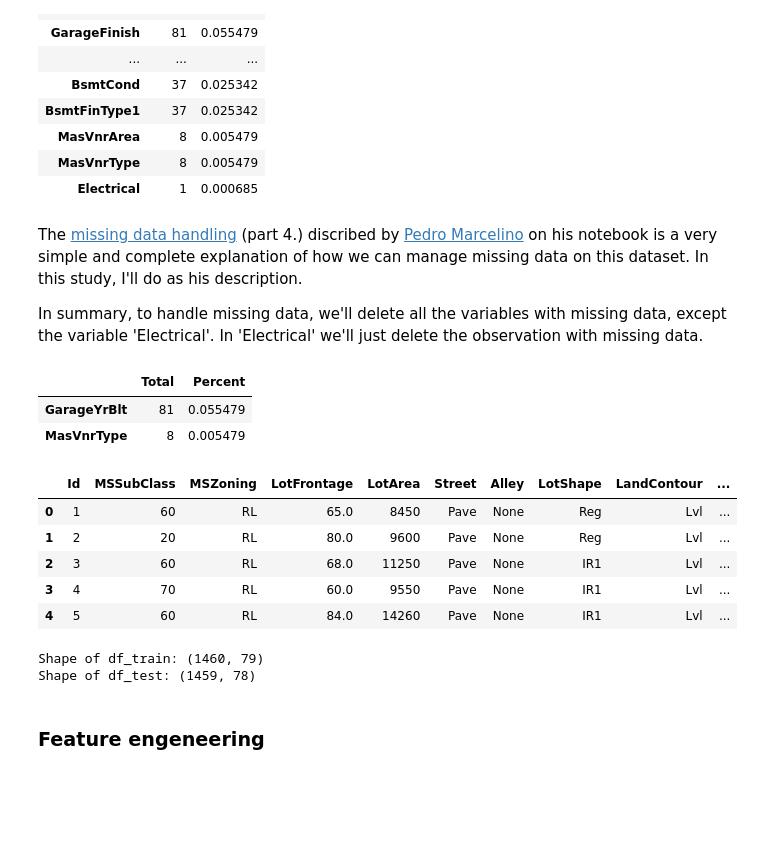
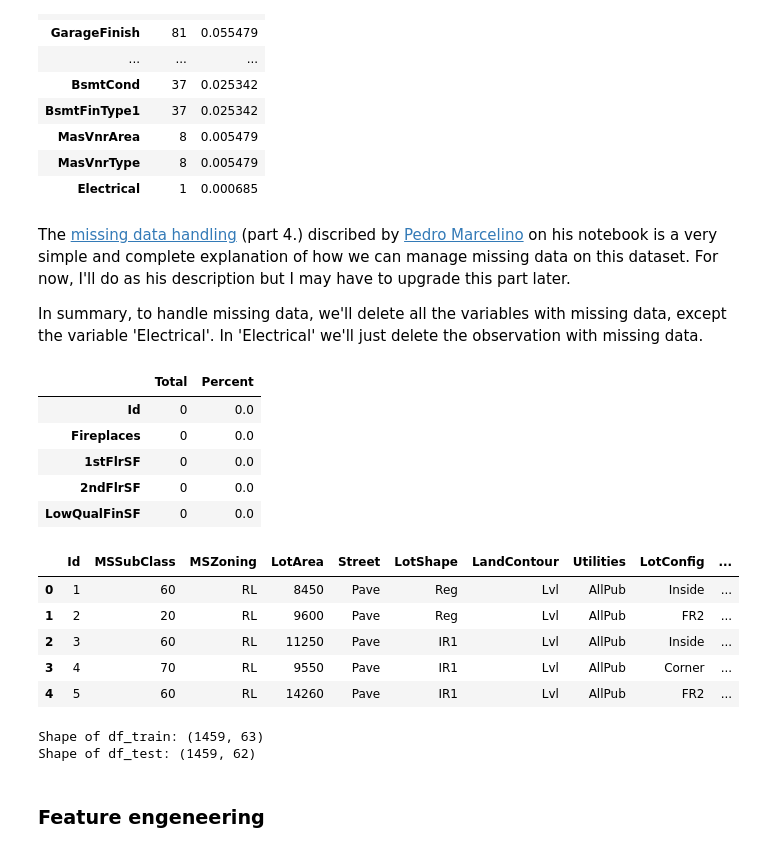
Before and after one commit to germainroussez/House_Prices-Advanced_Regression_Techniques, a Jupyter notebook: P8_01_code.ipynb, the cells around one changed output. Cells and saved outputs as stored; diff of their text form; code cells hidden in the pictures; blank space fills up the shorter version.

Commit message:
Update and optimisation of average modeling | Filled missing data

```diff
--- a/P8_01_code.ipynb
+++ b/P8_01_code.ipynb
@@ -22,7 +22,7 @@ from sklearn.preprocessing import OneHotEncoder, StandardScaler, LabelEncoder
 from sklearn.compose import ColumnTransformer
 from sklearn.impute import SimpleImputer
 # %%
-PROJECT_ROOT_DIR = '/content/drive/Othercomputers/XPS15_Perso/Alternance/Formation/P8'
+PROJECT_ROOT_DIR = '/content/drive/Othercomputers/XPS15_Perso/Alternance/Formation/P8/House_Prices-Advanced_Regression_Techniques/'
 DATA_PATH = os.path.join(PROJECT_ROOT_DIR, "Data")
 
 df_train = pd.read_csv(os.path.join(DATA_PATH, "train.csv"))
@@ -190,6 +190,6 @@ missing_data.head(19)
 | MasVnrType | 8 | 0.005479 |
 | Electrical | 1 | 0.000685 |
 # %% [markdown]
-The [missing data handling](https://www.kaggle.com/pmarcelino/comprehensive-data-exploration-with-python?scriptVersionId=19403046&cellId=42) (part 4.) discribed by [Pedro Marcelino](https://www.kaggle.com/pmarcelino) on his notebook is a very simple and complete explanation of how we can manage missing data on this dataset. In this study, I'll do as his description.
+The [missing data handling](https://www.kaggle.com/pmarcelino/comprehensive-data-exploration-with-python?scriptVersionId=19403046&cellId=42) (part 4.) discribed by [Pedro Marcelino](https://www.kaggle.com/pmarcelino) on his notebook is a very simple and complete explanation of how we can manage missing data on this dataset. For now, I'll do as his description but I may have to upgrade this part later.
 
 In summary, to handle missing data, we'll delete all the variables with missing data, except the variable 'Electrical'. In 'Electrical' we'll just delete the observation with missing data.
@@ -224,0 +196,3 @@ df_test = fill_NaN(df_test)
+# %%
+df_train_withoutMissingData = df_train.drop((missing_data[missing_data['Total'] > 1]).index,1)
+df_train_withoutMissingData = df_train_withoutMissingData.drop(df_train_withoutMissingData.loc[df_train_withoutMissingData['Electrical'].isnull()].index)
@@ -225,10 +201,13 @@ df_test = fill_NaN(df_test)
 # %%
 #missing data
-total = df_train.isnull().sum().sort_values(ascending=False)
-percent = (df_train.isnull().sum()/df_train.isnull().count()).sort_values(ascending=False)
+total = df_train_withoutMissingData.isnull().sum().sort_values(ascending=False)
+percent = (df_train_withoutMissingData.isnull().sum()/df_train_withoutMissingData.isnull().count()).sort_values(ascending=False)
 missing_data = pd.concat([total, percent], axis=1, keys=['Total', 'Percent'])
-missing_data.head(2)
+missing_data.head()
 # %% [output]
 |  | Total | Percent |
-| GarageYrBlt | 81 | 0.055479 |
-| MasVnrType | 8 | 0.005479 |
+| Id | 0 | 0.0 |
+| Fireplaces | 0 | 0.0 |
+| 1stFlrSF | 0 | 0.0 |
+| 2ndFlrSF | 0 | 0.0 |
+| LowQualFinSF | 0 | 0.0 |
@@ -240,18 +214,18 @@ df_test.drop(useless, axis=1, inplace=True)
 # %%
-df_train.head()
+df_train_withoutMissingData.head()
 # %% [output]
-|  | Id | MSSubClass | MSZoning | LotFrontage | LotArea | Street | Alley | LotShape | LandContour | ... |
-| 0 | 1 | 60 | RL | 65.0 | 8450 | Pave | None | Reg | Lvl | ... |
-| 1 | 2 | 20 | RL | 80.0 | 9600 | Pave | None | Reg | Lvl | ... |
-| 2 | 3 | 60 | RL | 68.0 | 11250 | Pave | None | IR1 | Lvl | ... |
-| 3 | 4 | 70 | RL | 60.0 | 9550 | Pave | None | IR1 | Lvl | ... |
-| 4 | 5 | 60 | RL | 84.0 | 14260 | Pave | None | IR1 | Lvl | ... |
+|  | Id | MSSubClass | MSZoning | LotArea | Street | LotShape | LandContour | Utilities | LotConfig | ... |
+| 0 | 1 | 60 | RL | 8450 | Pave | Reg | Lvl | AllPub | Inside | ... |
+| 1 | 2 | 20 | RL | 9600 | Pave | Reg | Lvl | AllPub | FR2 | ... |
+| 2 | 3 | 60 | RL | 11250 | Pave | IR1 | Lvl | AllPub | Inside | ... |
+| 3 | 4 | 70 | RL | 9550 | Pave | IR1 | Lvl | AllPub | Corner | ... |
+| 4 | 5 | 60 | RL | 14260 | Pave | IR1 | Lvl | AllPub | FR2 | ... |
 # %%
-print("Shape of df_train:", df_train.shape)
-print("Shape of df_test:", df_test.shape)
+print("Shape of df_train:", df_train_withoutMissingData.shape)
+print("Shape of df_test:", df_test_withoutMissingData.shape)
 # %% [output]
-Shape of df_train: (1460, 79)
-Shape of df_test: (1459, 78)
+Shape of df_train: (1459, 63)
+Shape of df_test: (1459, 62)
 # %% [markdown]
 ### Feature engeneering
 # %% [markdown]
```
Also changed, not shown: parts of 148 cells of this notebook.
